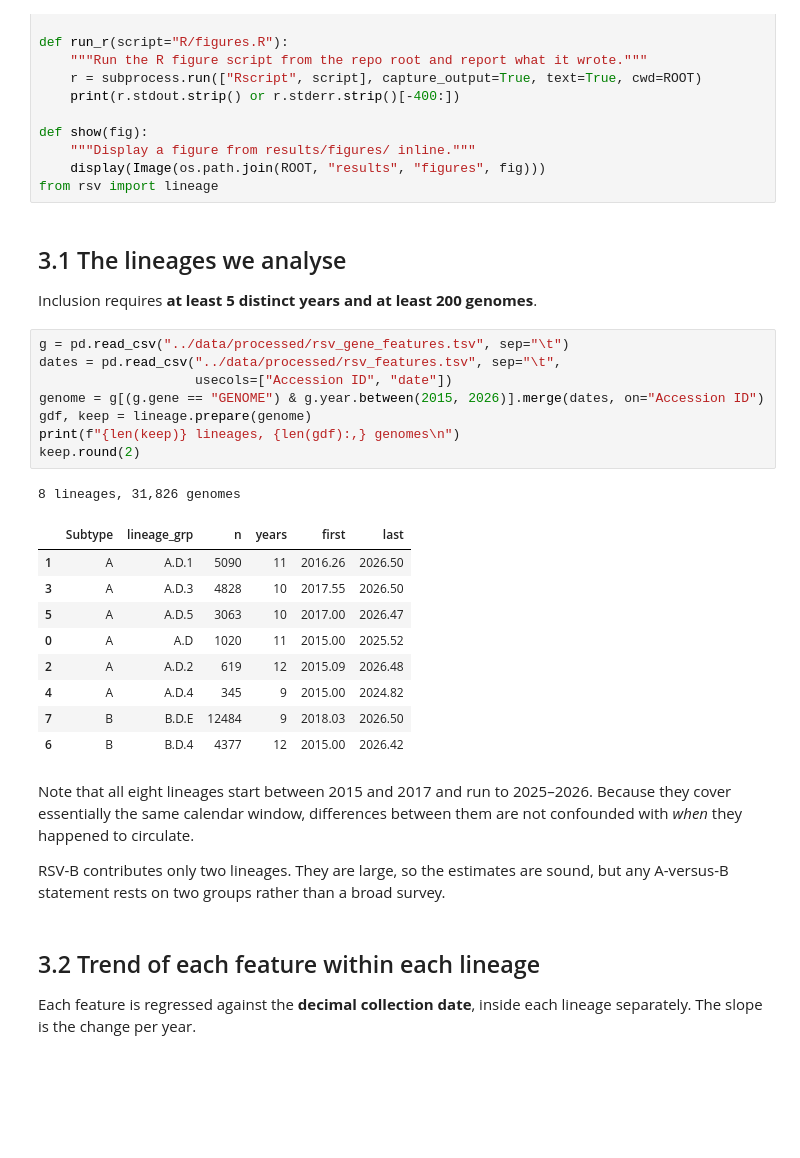
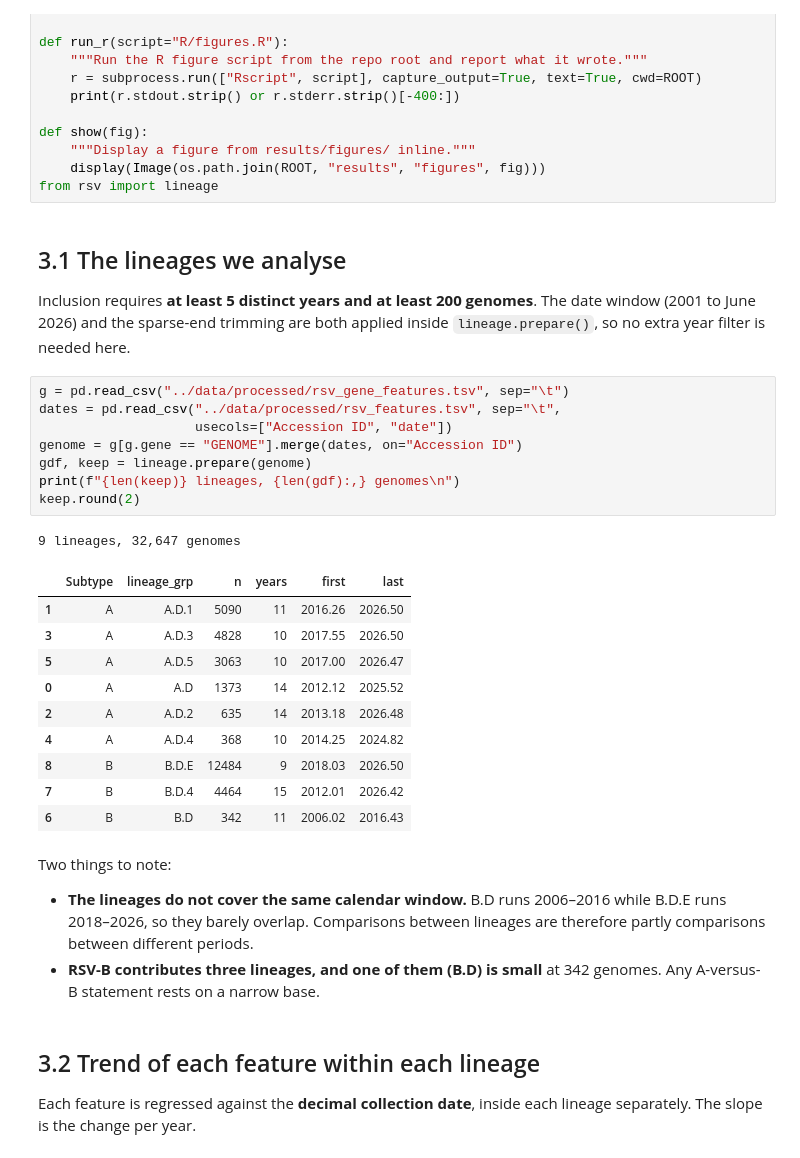
Before and after one commit to Wlimni/RSV, a Jupyter notebook: notebooks/03_lineage_trends.ipynb, the cells around one changed output. Saved outputs shown, nothing was run; the diff lists cells and outputs as text; blank space fills up the shorter version.

```diff
--- a/notebooks/03_lineage_trends.ipynb
+++ b/notebooks/03_lineage_trends.ipynb
@@ -44,30 +44,32 @@ from rsv import lineage
 # %% [markdown]
 ## 3.1  The lineages we analyse
 
-Inclusion requires **at least 5 distinct years and at least 200 genomes**.
+Inclusion requires **at least 5 distinct years and at least 200 genomes**. The date window (2001 to June 2026) and the sparse-end trimming are both applied inside `lineage.prepare()`, so no extra year filter is needed here.
 # %%
 g = pd.read_csv("../data/processed/rsv_gene_features.tsv", sep="\t")
 dates = pd.read_csv("../data/processed/rsv_features.tsv", sep="\t",
                     usecols=["Accession ID", "date"])
-genome = g[(g.gene == "GENOME") & g.year.between(2015, 2026)].merge(dates, on="Accession ID")
+genome = g[g.gene == "GENOME"].merge(dates, on="Accession ID")
 gdf, keep = lineage.prepare(genome)
 print(f"{len(keep)} lineages, {len(gdf):,} genomes\n")
 keep.round(2)
 # %% [output]
-8 lineages, 31,826 genomes
+9 lineages, 32,647 genomes
 |  | Subtype | lineage_grp | n | years | first | last |
 | 1 | A | A.D.1 | 5090 | 11 | 2016.26 | 2026.50 |
 | 3 | A | A.D.3 | 4828 | 10 | 2017.55 | 2026.50 |
 | 5 | A | A.D.5 | 3063 | 10 | 2017.00 | 2026.47 |
-| 0 | A | A.D | 1020 | 11 | 2015.00 | 2025.52 |
-| 2 | A | A.D.2 | 619 | 12 | 2015.09 | 2026.48 |
-| 4 | A | A.D.4 | 345 | 9 | 2015.00 | 2024.82 |
-| 7 | B | B.D.E | 12484 | 9 | 2018.03 | 2026.50 |
-| 6 | B | B.D.4 | 4377 | 12 | 2015.00 | 2026.42 |
+| 0 | A | A.D | 1373 | 14 | 2012.12 | 2025.52 |
+| 2 | A | A.D.2 | 635 | 14 | 2013.18 | 2026.48 |
+| 4 | A | A.D.4 | 368 | 10 | 2014.25 | 2024.82 |
+| 8 | B | B.D.E | 12484 | 9 | 2018.03 | 2026.50 |
+| 7 | B | B.D.4 | 4464 | 15 | 2012.01 | 2026.42 |
+| 6 | B | B.D | 342 | 11 | 2006.02 | 2016.43 |
-# %% [markdown]
-Note that all eight lineages start between 2015 and 2017 and run to 2025–2026. Because they cover essentially the same calendar window, differences between them are not confounded with *when* they happened to circulate.
-
-RSV-B contributes only two lineages. They are large, so the estimates are sound, but any A-versus-B statement rests on two groups rather than a broad survey.
+# %% [markdown]
+Two things to note:
+
+- **The lineages do not cover the same calendar window.** B.D runs 2006–2016 while B.D.E runs 2018–2026, so they barely overlap. Comparisons between lineages are therefore partly comparisons between different periods.
+- **RSV-B contributes three lineages, and one of them (B.D) is small** at 342 genomes. Any A-versus-B statement rests on a narrow base.
 # %% [markdown]
 ## 3.2  Trend of each feature within each lineage
 
```
Also changed, not shown: parts of 14 cells of this notebook, 4 other files.
